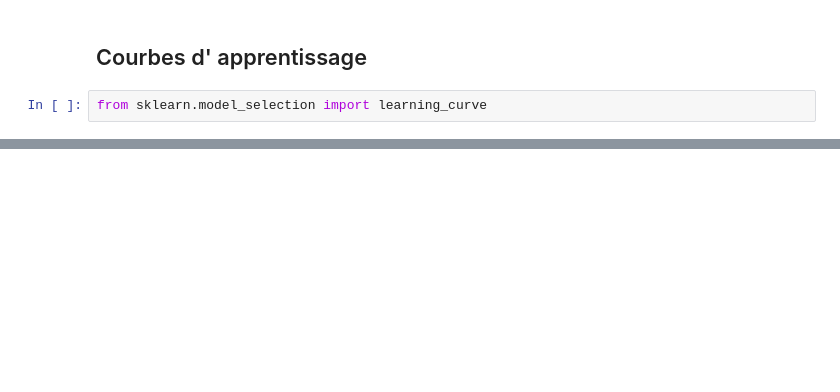
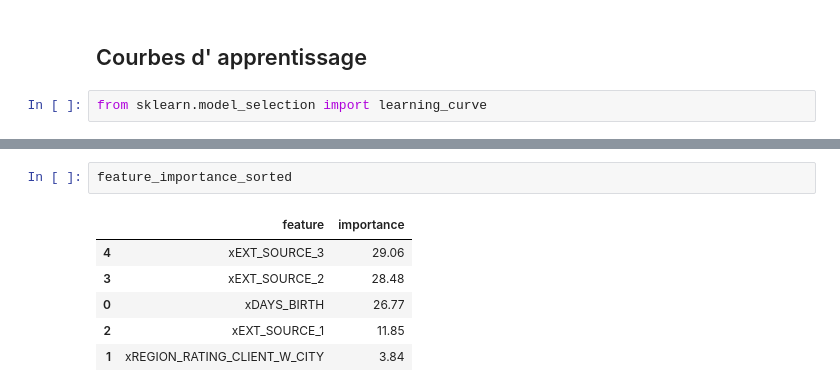
Before and after one commit to jiangwei4/HomeCreditML, a Jupyter notebook: clear.ipynb, the cells around one changed output, grey strips where cells are left out. Saved outputs shown, nothing was run; the diff lists cells and outputs as text; blank space fills up the shorter version.

```diff
--- a/clear.ipynb
+++ b/clear.ipynb
@@ -592,0 +678,9 @@ plt.legend()
+# %%
+feature_importance_sorted
+# %% [output]
+|  | feature | importance |
+| 4 | xEXT_SOURCE_3 | 29.06 |
+| 3 | xEXT_SOURCE_2 | 28.48 |
+| 0 | xDAYS_BIRTH | 26.77 |
+| 2 | xEXT_SOURCE_1 | 11.85 |
+| 1 | xREGION_RATING_CLIENT_W_CITY | 3.84 |
```
Also changed, not shown: parts of 30 cells of this notebook, 6 other files.
